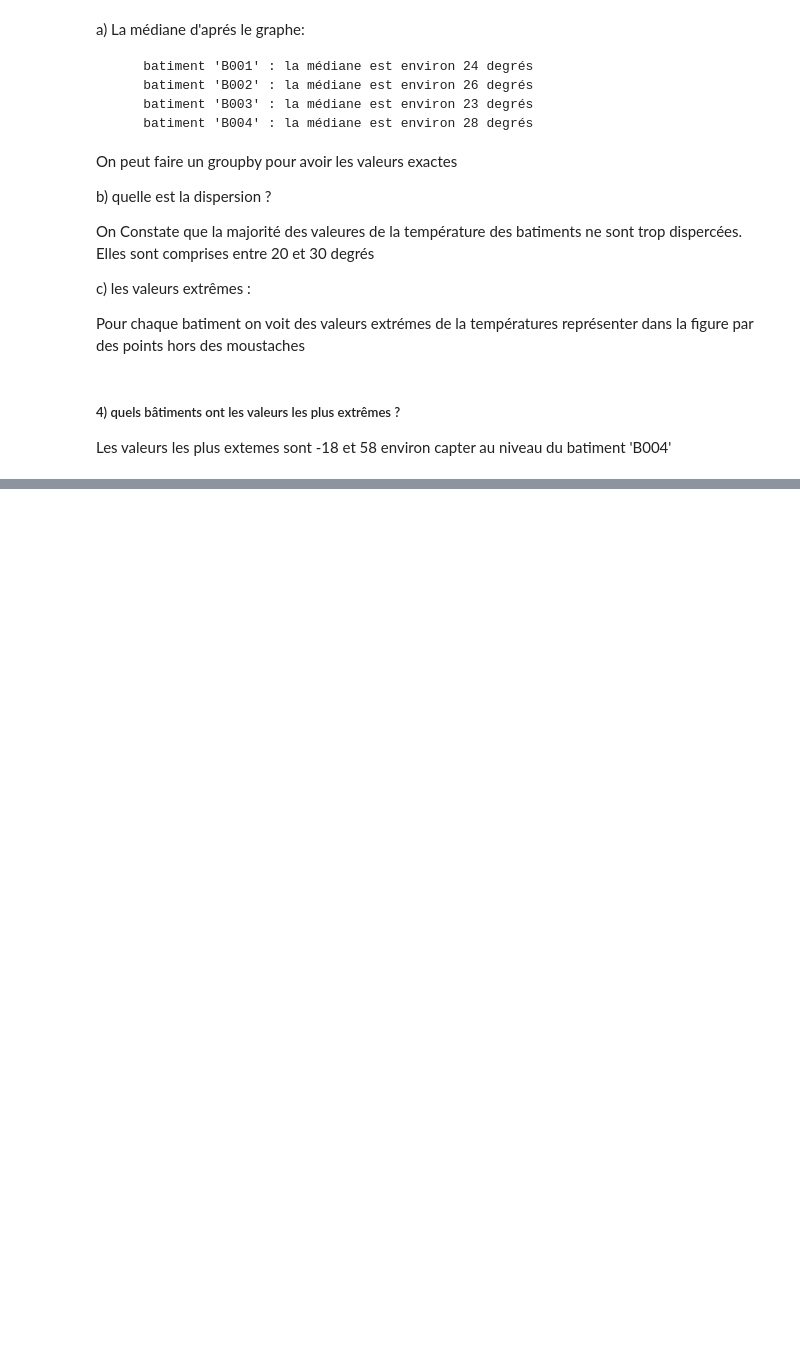
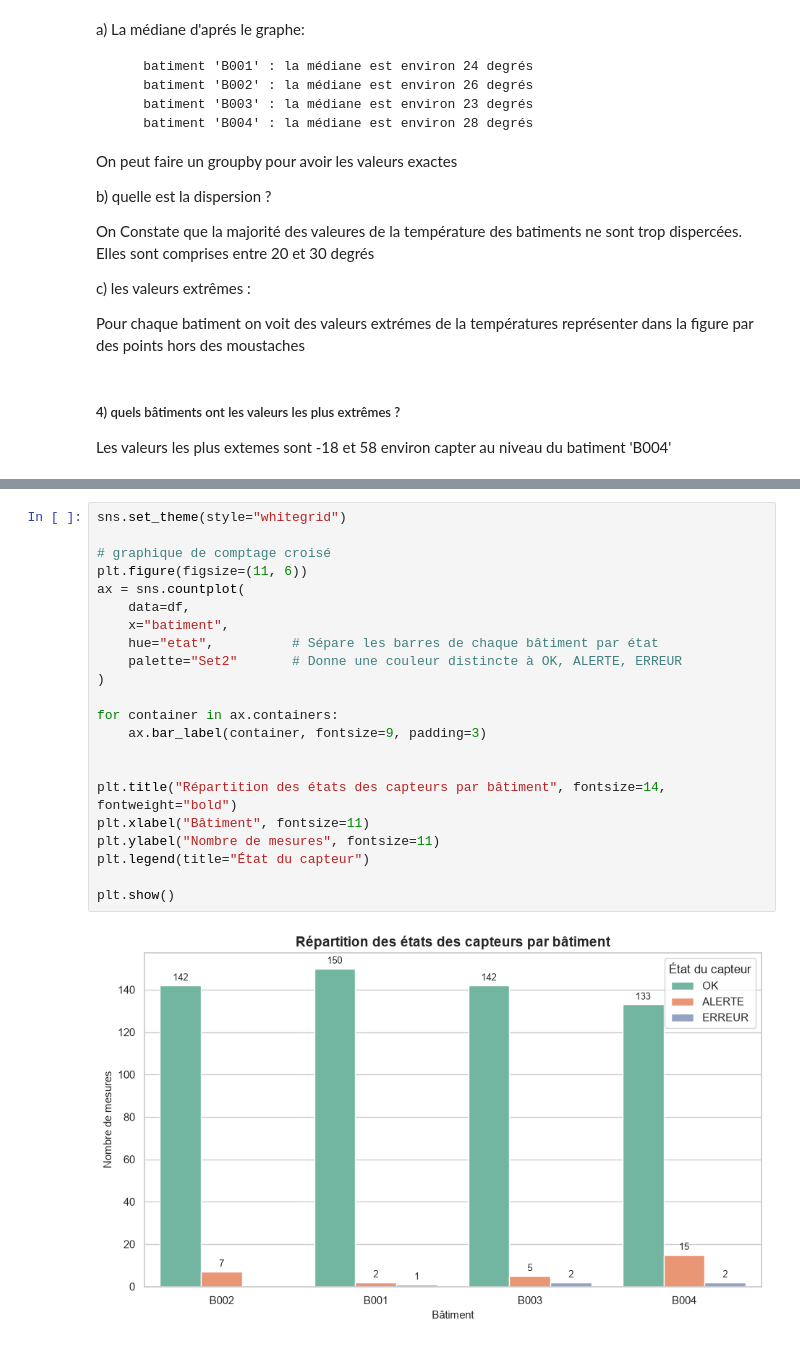
Before and after one commit to cheikhahmedtidiane/atelier_seaborn_iot, a Jupyter notebook: notebooks/atelier_seaborn_iot.ipynb, the cells around one changed output, grey strips where cells are left out. Drawn from its saved outputs; the diff is of its cells as text; blank space fills up the shorter version.

```diff
--- a/notebooks/atelier_seaborn_iot.ipynb
+++ b/notebooks/atelier_seaborn_iot.ipynb
@@ -256,0 +316,24 @@ Les valeurs les plus extemes sont -18 et 58 environ capter au niveau du batiment
+# %%
+sns.set_theme(style="whitegrid")
+
+# graphique de comptage croisé
+plt.figure(figsize=(11, 6))
+ax = sns.countplot(
+    data=df,
+    x="batiment",
+    hue="etat",          # Sépare les barres de chaque bâtiment par état
+    palette="Set2"       # Donne une couleur distincte à OK, ALERTE, ERREUR
+)
+
+for container in ax.containers:
+    ax.bar_label(container, fontsize=9, padding=3)
+
+
+plt.title("Répartition des états des capteurs par bâtiment", fontsize=14, fontweight="bold")
+plt.xlabel("Bâtiment", fontsize=11)
+plt.ylabel("Nombre de mesures", fontsize=11)
+plt.legend(title="État du capteur")
+
+plt.show()
+# %% [output]
+[figure, added]
```
Also changed, not shown: parts of 5 cells of this notebook.
